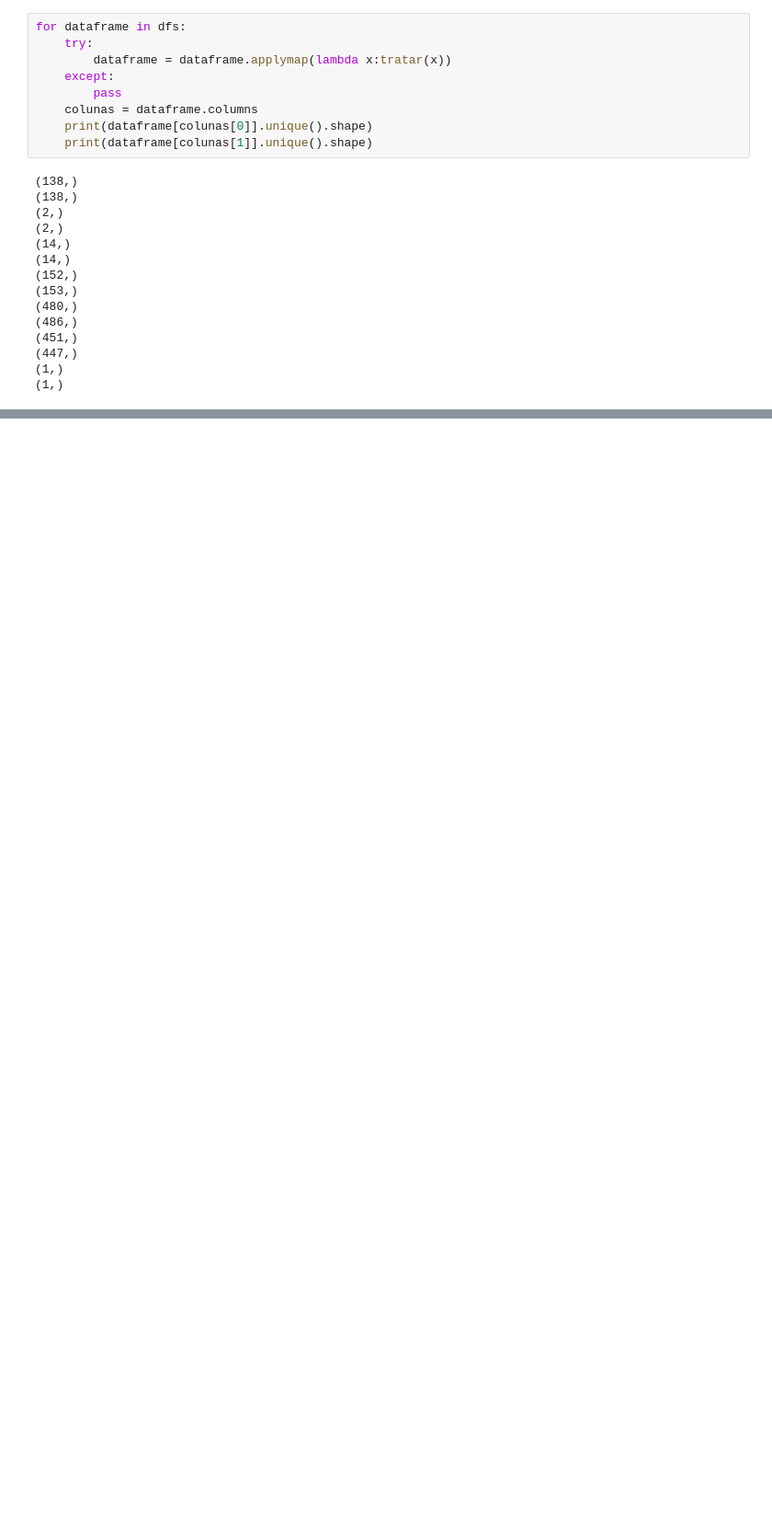
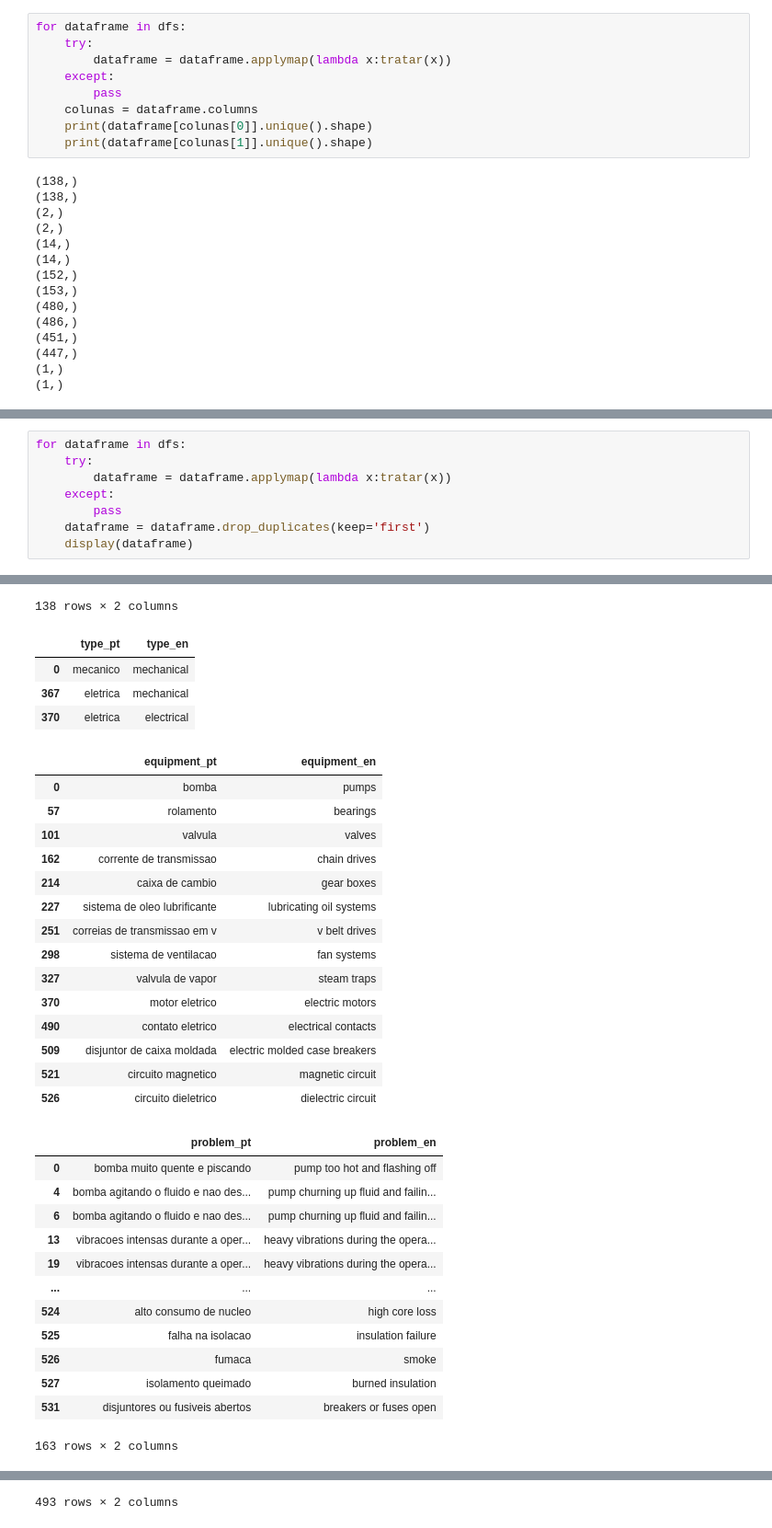
Before and after one commit to HerikMuller2002/Chatbot, a Jupyter notebook: Correções dos modelos/preparar_data.ipynb, the cells around one changed output, grey strips where cells are left out. Shown: that part at 92% size. Saved outputs shown, nothing was run; the diff lists cells and outputs as text; blank space fills up the shorter version.

Commit message:
duplicates

```diff
--- a/Correções dos modelos/preparar_data.ipynb
+++ b/Correções dos modelos/preparar_data.ipynb
@@ -62,0 +100,9 @@ for dataframe in dfs:
+# %%
+for dataframe in dfs:
+    try:
+        dataframe = dataframe.applymap(lambda x:tratar(x))
+    except:
+        pass
+    dataframe = dataframe.drop_duplicates(keep='first')
+    display(dataframe)
+# %% [output]
@@ -62,0 +121,33 @@ for dataframe in dfs:
+138 rows × 2 columns
+|  | type_pt | type_en |
+| 0 | mecanico | mechanical |
+| 367 | eletrica | mechanical |
+| 370 | eletrica | electrical |
+|  | equipment_pt | equipment_en |
+| 0 | bomba | pumps |
+| 57 | rolamento | bearings |
+| 101 | valvula | valves |
+| 162 | corrente de transmissao | chain drives |
+| 214 | caixa de cambio | gear boxes |
+| 227 | sistema de oleo lubrificante | lubricating oil systems |
+| 251 | correias de transmissao em v | v belt drives |
+| 298 | sistema de ventilacao | fan systems |
+| 327 | valvula de vapor | steam traps |
+| 370 | motor eletrico | electric motors |
+| 490 | contato eletrico | electrical contacts |
+| 509 | disjuntor de caixa moldada | electric molded case breakers |
+| 521 | circuito magnetico | magnetic circuit |
+| 526 | circuito dieletrico | dielectric circuit |
+|  | problem_pt | problem_en |
+| 0 | bomba muito quente e piscando | pump too hot and flashing off |
+| 4 | bomba agitando o fluido e nao des... | pump churning up fluid and failin... |
+| 6 | bomba agitando o fluido e nao des... | pump churning up fluid and failin... |
+| 13 | vibracoes intensas durante a oper... | heavy vibrations during the opera... |
+| 19 | vibracoes intensas durante a oper... | heavy vibrations during the opera... |
+| ... | ... | ... |
+| 524 | alto consumo de nucleo | high core loss |
+| 525 | falha na isolacao | insulation failure |
+| 526 | fumaca | smoke |
+| 527 | isolamento queimado | burned insulation |
+| 531 | disjuntores ou fusiveis abertos | breakers or fuses open |
+163 rows × 2 columns
@@ -62,0 +166 @@ for dataframe in dfs:
+493 rows × 2 columns
```
Also changed, not shown: parts of 5 cells of this notebook, 7 other files.
